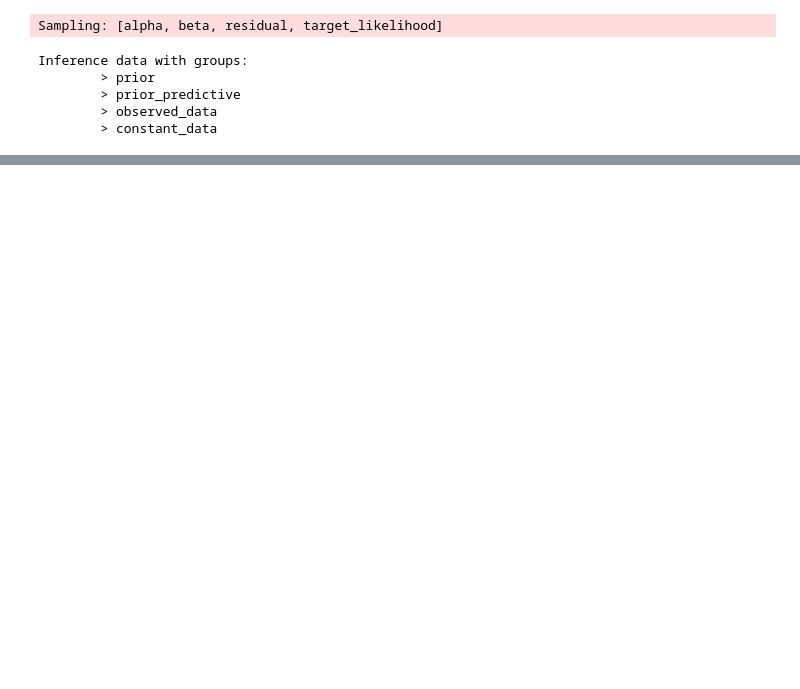
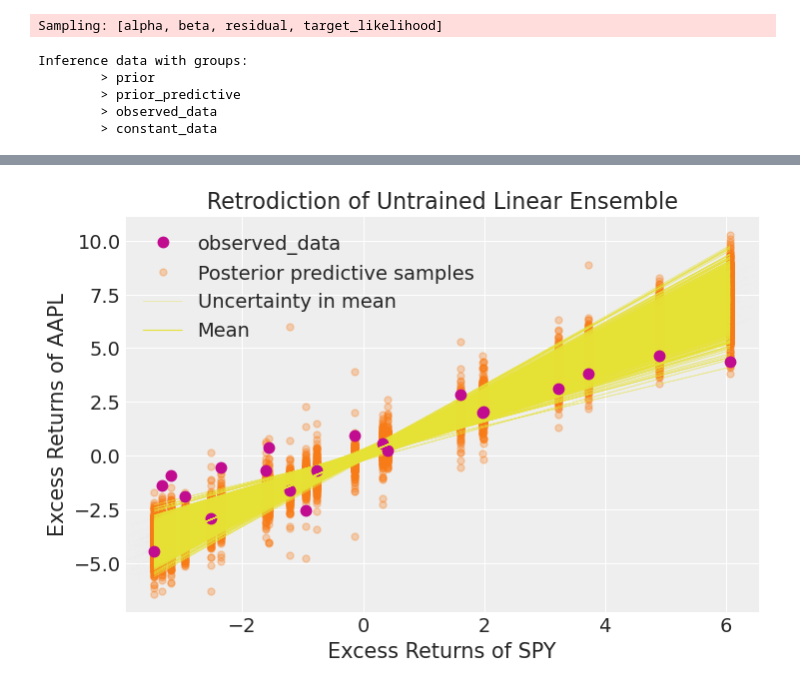
Before and after one commit to devereaweaver/Probabilistic-Machine-Learning-for-Finance, a Jupyter notebook: test.ipynb, the cells around one changed output, grey strips where cells are left out. Saved outputs shown, nothing was run; the diff lists cells and outputs as text; code cells hidden in the pictures; blank space fills up the shorter version.

```diff
--- a/test.ipynb
+++ b/test.ipynb
@@ -231,0 +262,27 @@ Inference data with groups:
+# %%
+# Plot the retrodictions of prior predictive samples.
+
+# Retrieve the feature and target training data from the constant_data group.
+# Recall, in PML and Bayesian inference, we consider the data as constant, not as RVs.
+feature_train = idata.constant_data["feature"]
+target_train = idata.constant_data["target"]
+
+# Generate 1000 linear regression lines based on 1000 draws from one Markov chain
+# of the prior distributions of alpha and beta.
+prior_target = idata.prior["alpha"] + idata.prior["beta"] * feature_train
+
+# Prior predictive is the data generating distribution of the untrained ensemble
+prior_predictive = idata.prior_predictive["target_likelihood"]
+
+# plot epistemic and aleatory uncertainties of untrained ensemble's retrodictions
+fix, ax = plt.subplots()
+az.plot_lm(idata = idata, x = feature_train, y = target_train, num_samples = 1000, y_model = prior_target,
+           y_hat = prior_predictive, axes = ax)
+
+# Labels
+ax.set_xlabel("Excess Returns of SPY")
+ax.set_ylabel("Excess Returns of AAPL")
+ax.set_title("Retrodiction of Untrained Linear Ensemble")
+ax.legend(loc = "upper left");
+# %% [output]
+[figure, added]
```
Also changed, not shown: parts of 9 cells of this notebook.
